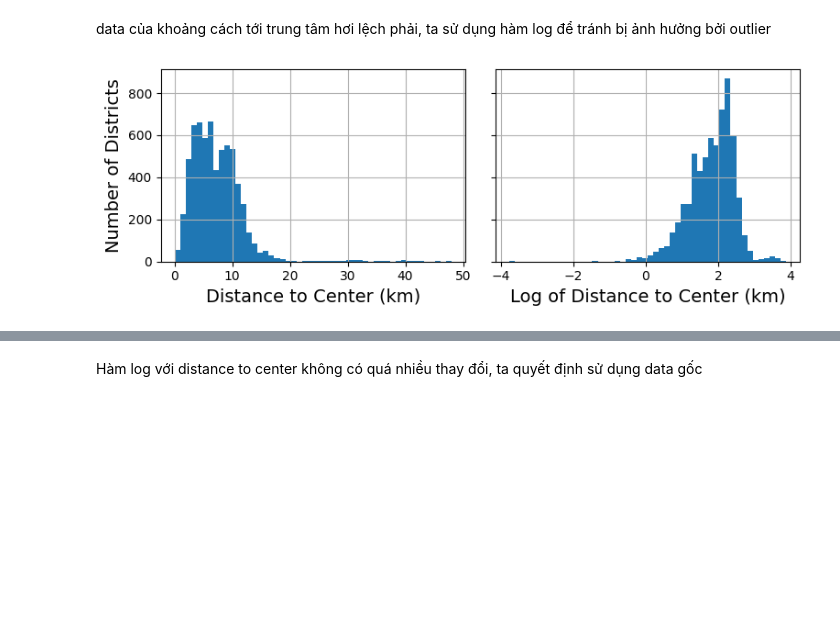
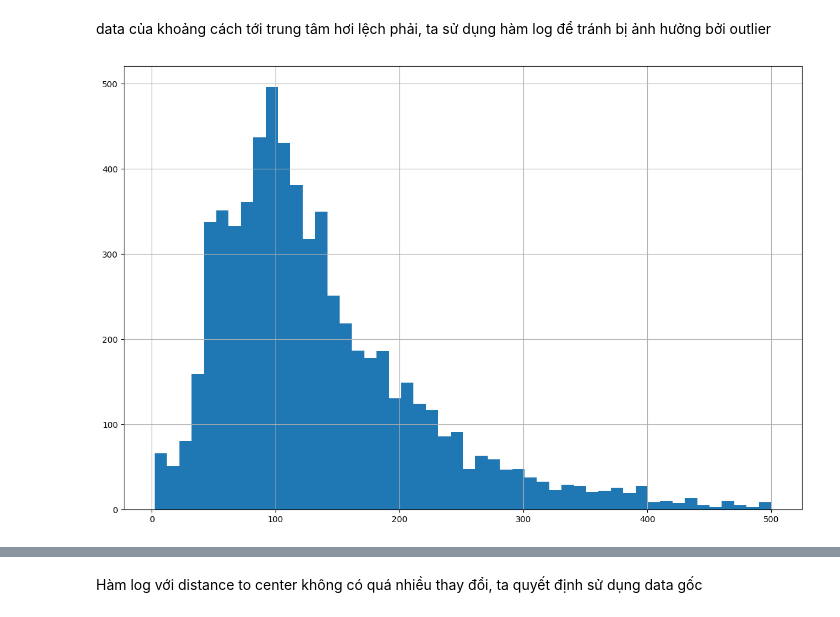
Before and after one commit to huypro2005/Data-Analysis-And-Predict-Housing-Price, a Jupyter notebook: src/notebook/notebook.ipynb, the cells around one changed output, grey strips where cells are left out. Saved outputs shown, nothing was run; the diff lists cells and outputs as text; code cells hidden in the pictures; blank space fills up the shorter version.

```diff
--- a/src/notebook/notebook.ipynb
+++ b/src/notebook/notebook.ipynb
@@ -524,13 +524,7 @@ save_fig("distance_center_histogram")  # extra code
 # %% [markdown]
 data của khoảng cách tới trung tâm hơi lệch phải, ta sử dụng hàm log để tránh bị ảnh hưởng bởi outlier
 # %%
-fig, axs = plt.subplots(1, 2, figsize=(8, 3), sharey=True)
-housing_2["cách trung tâm"].hist(ax=axs[0], bins=50)
-housing_2["cách trung tâm"].apply(np.log).hist(ax=axs[1], bins=50)
-axs[0].set_xlabel("Distance to Center (km)")
-axs[1].set_xlabel("Log of Distance to Center (km)")
-axs[0].set_ylabel("Number of Districts")
-save_fig("long_distance_center_plot")
-plt.show()
+housing_2["giá/m2"].hist(bins=50, figsize=(12, 8))
+save_fig("price_per_sqm_histogram")  # extra code
 # %% [output]
-[figure, old version]
+[figure, new version]
```
Also changed, not shown: parts of 3 cells of this notebook, 19 other files.
